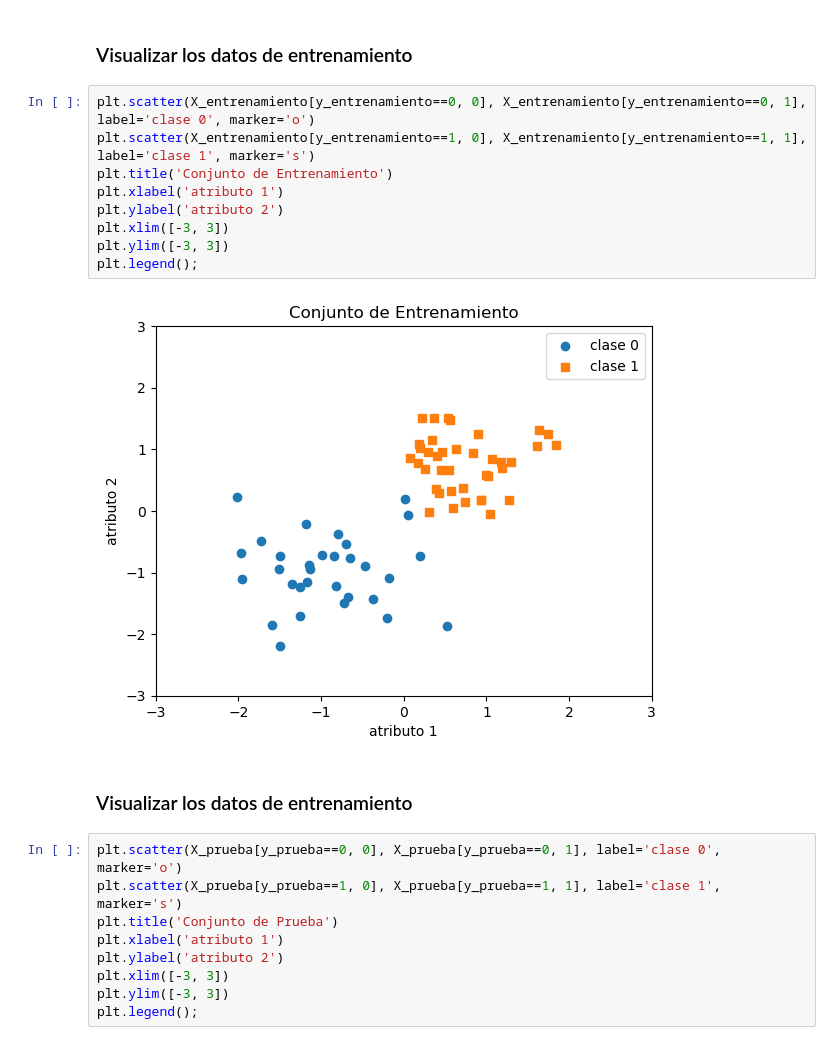
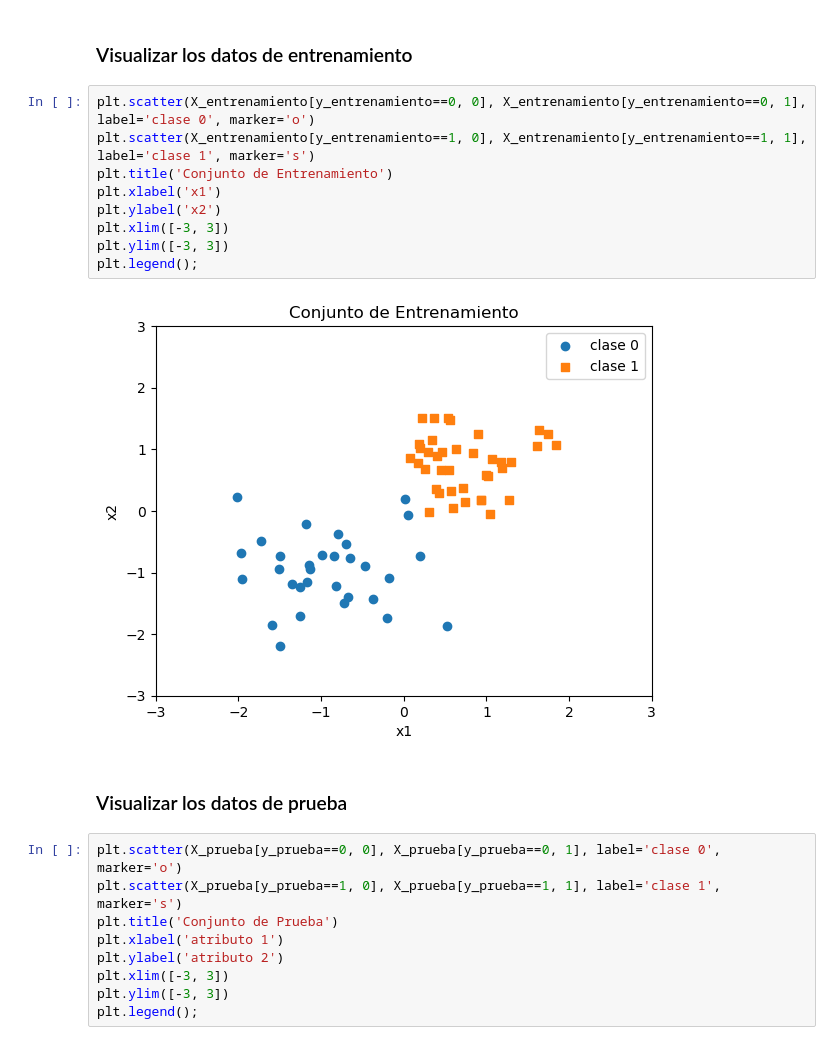
Before and after one commit to wladrod/AprendizajeAutomatico2023, a Jupyter notebook: notebooks/13-Clasificacion_Perceptron.ipynb, the cells around one changed output. Cells and saved outputs as stored; diff of their text form.

```diff
--- a/notebooks/13-Clasificacion_Perceptron.ipynb
+++ b/notebooks/13-Clasificacion_Perceptron.ipynb
@@ -185,16 +185,16 @@ y.shape: (100,)
 # %%
 plt.scatter(X_entrenamiento[y_entrenamiento==0, 0], X_entrenamiento[y_entrenamiento==0, 1], label='clase 0', marker='o')
 plt.scatter(X_entrenamiento[y_entrenamiento==1, 0], X_entrenamiento[y_entrenamiento==1, 1], label='clase 1', marker='s')
 plt.title('Conjunto de Entrenamiento')
-plt.xlabel('atributo 1')
-plt.ylabel('atributo 2')
+plt.xlabel('x1')
+plt.ylabel('x2')
 plt.xlim([-3, 3])
 plt.ylim([-3, 3])
 plt.legend();
 # %% [output]
-[figure, old version]
+[figure, new version]
 # %% [markdown]
-### Visualizar los datos de entrenamiento
+### Visualizar los datos de prueba
 # %%
 plt.scatter(X_prueba[y_prueba==0, 0], X_prueba[y_prueba==0, 1], label='clase 0', marker='o')
 plt.scatter(X_prueba[y_prueba==1, 0], X_prueba[y_prueba==1, 1], label='clase 1', marker='s')
```
Also changed, not shown: parts of 31 cells of this notebook, 1 other file.
